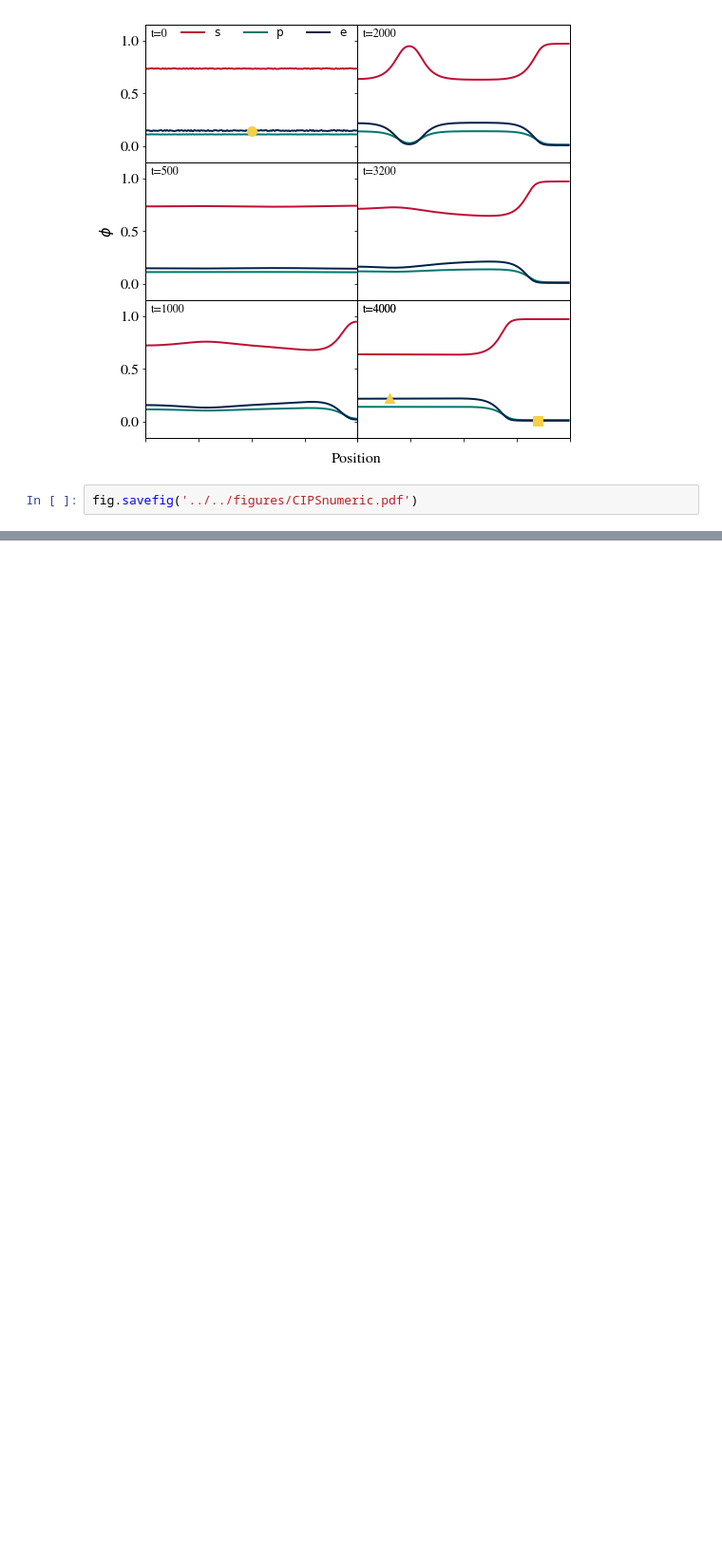
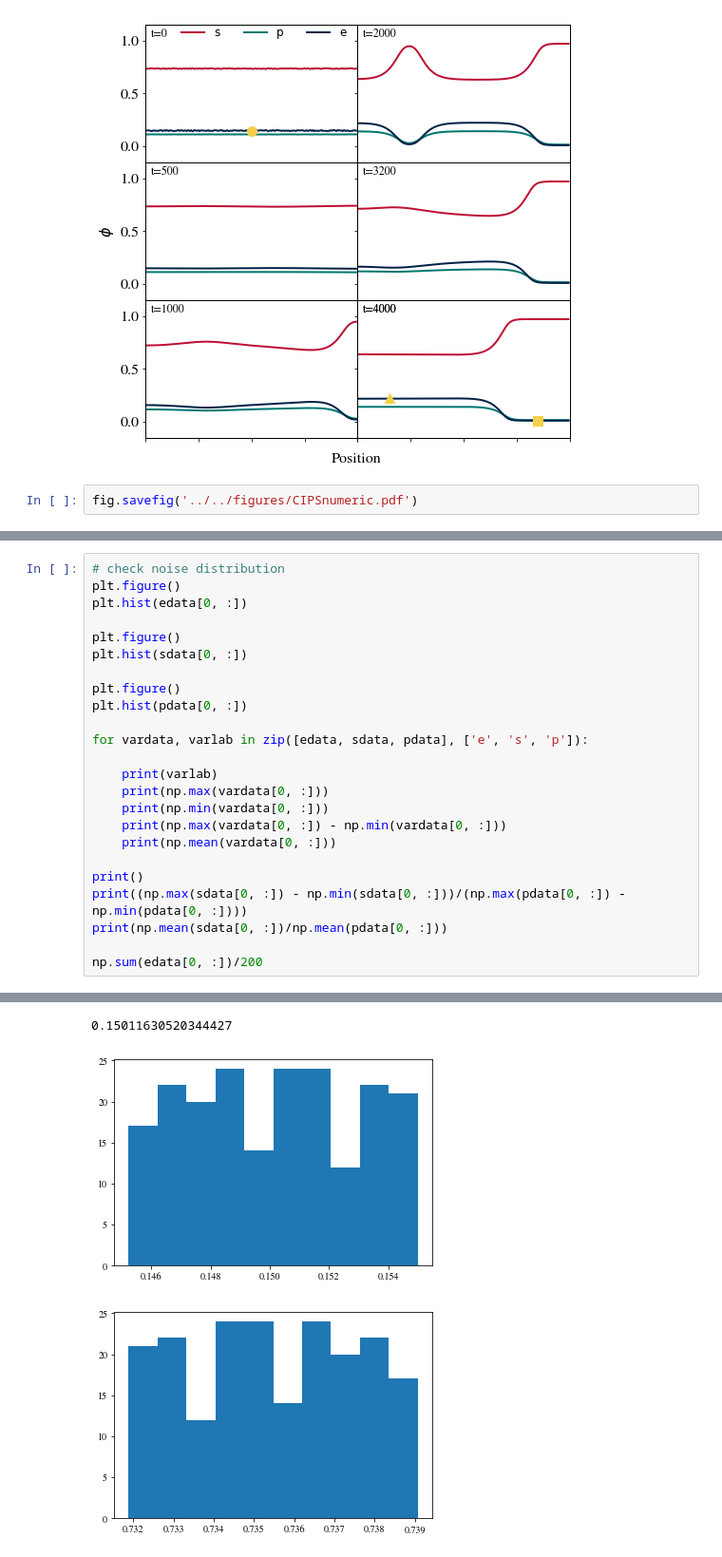
Before and after one commit to mwcotton/ConfirmationThesis, a Jupyter notebook: makeFigs/CIPS_paper_scripts/evolve_plot.ipynb, the cells around one changed output, grey strips where cells are left out. Shown at 95% size. Cells and saved outputs as stored; diff of their text form; blank space fills up the shorter version.

```diff
--- a/makeFigs/CIPS_paper_scripts/evolve_plot.ipynb
+++ b/makeFigs/CIPS_paper_scripts/evolve_plot.ipynb
@@ -173,0 +185,25 @@ fig.savefig('../../figures/CIPSnumeric.pdf')
+# %%
+# check noise distribution
+plt.figure()
+plt.hist(edata[0, :])
+
+plt.figure()
+plt.hist(sdata[0, :])
+
+plt.figure()
+plt.hist(pdata[0, :])
+
+for vardata, varlab in zip([edata, sdata, pdata], ['e', 's', 'p']):
+
+    print(varlab)
+    print(np.max(vardata[0, :]))
+    print(np.min(vardata[0, :]))
+    print(np.max(vardata[0, :]) - np.min(vardata[0, :]))
+    print(np.mean(vardata[0, :]))
+
+print()
+print((np.max(sdata[0, :]) - np.min(sdata[0, :]))/(np.max(pdata[0, :]) - np.min(pdata[0, :])))
+print(np.mean(sdata[0, :])/np.mean(pdata[0, :]))
+
+np.sum(edata[0, :])/200
+# %% [output]
@@ -173,0 +228,3 @@ fig.savefig('../../figures/CIPSnumeric.pdf')
+0.15011630520344427
+[figure, added]
+[figure, added]
```
Also changed, not shown: parts of 8 cells of this notebook, 2 other files.
